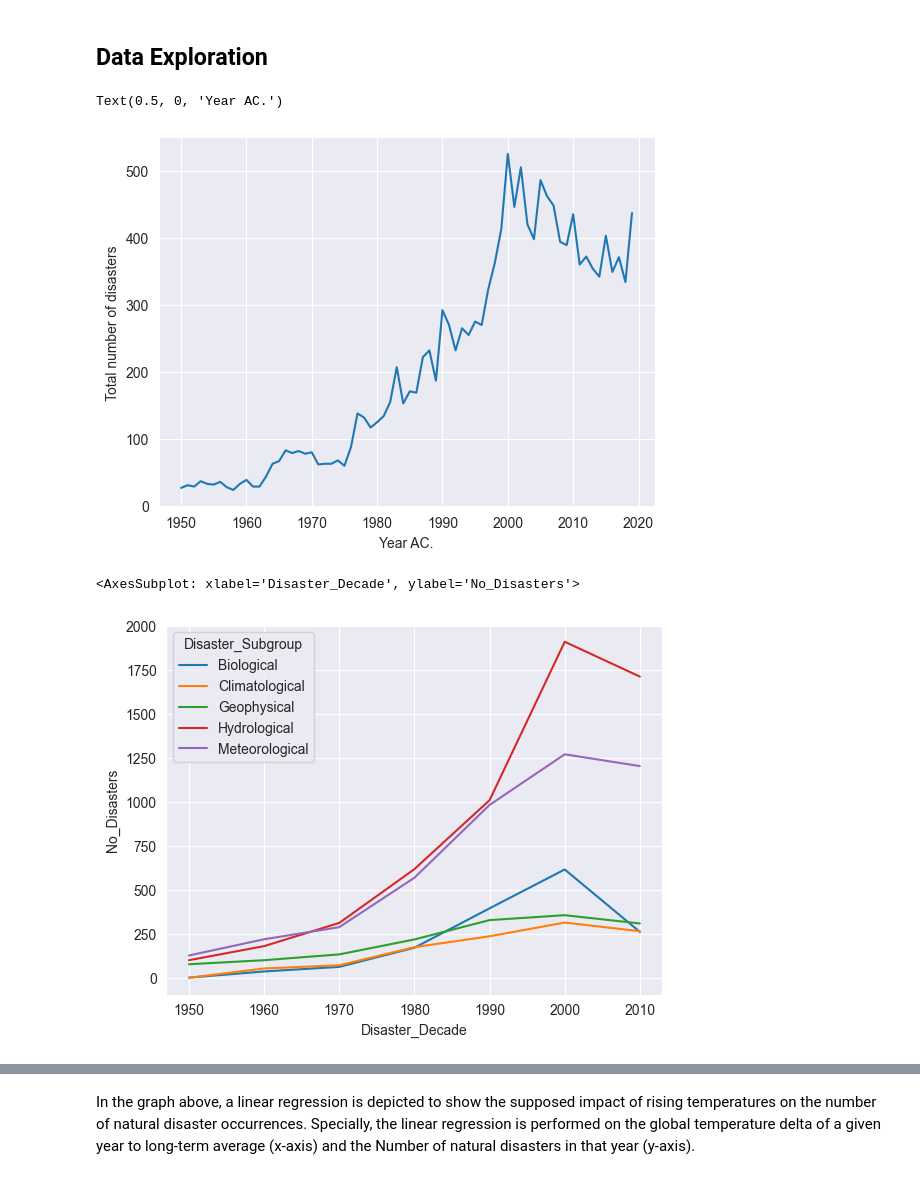
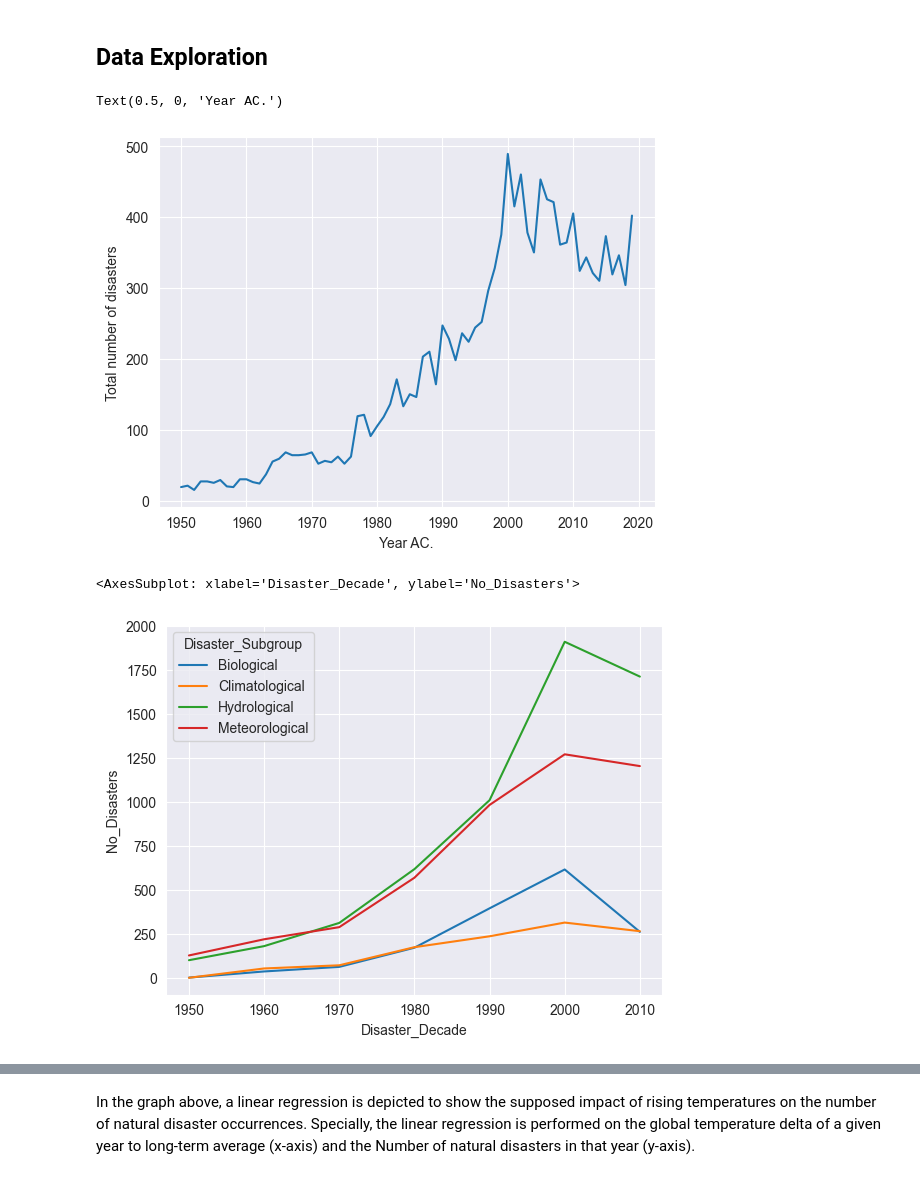
Before and after one commit to r-Files/DOPP, a Jupyter notebook: jupyter_notebooks/lab_question_c.ipynb, the cells around one changed output, grey strips where cells are left out. Saved outputs shown, nothing was run; the diff lists cells and outputs as text; code cells hidden in the pictures.

```diff
--- a/jupyter_notebooks/lab_question_c.ipynb
+++ b/jupyter_notebooks/lab_question_c.ipynb
@@ -62,5 +62,5 @@ Dumping Extra-terrestrial disasters can be assumed to be indifferent to climate
 # %%
-df = df[df["Disaster_Subgroup"] != "Extra-terrestrial"]
+df = df[(df["Disaster_Subgroup"] != "Extra-terrestrial") & (df["Disaster_Subgroup"] != "Geophysical")]
 # %% [markdown]
 ## Get Yearly Deaths
 # %% [markdown]
@@ -137,11 +136,14 @@ plt.ylabel("Total number of disasters")
 plt.xlabel("Year AC.")
 # %% [output]
 Text(0.5, 0, 'Year AC.')
-[figure, old version]
+[figure, new version]
 # %%
-sns.lineplot(data=get_yearly_disaster_count(groupby_base, index_cols=["Disaster_Decade","Disaster_Subgroup"]).reset_index(), x="Disaster_Decade",y="No_Disasters", hue="Disaster_Subgroup")
+sns.lineplot(data=get_yearly_disaster_count(groupby_base, index_cols=["Disaster_Decade","Disaster_Subgroup"]).reset_index(),
+             x="Disaster_Decade",
+             y="No_Disasters",
+             hue="Disaster_Subgroup")
 # %% [output]
 <AxesSubplot: xlabel='Disaster_Decade', ylabel='No_Disasters'>
-[figure, old version]
+[figure, new version]
 # %%
 # disaster_subgroup = disaster_classification["Disaster Sub-Group"]
```
Also changed, not shown: parts of 13 cells of this notebook.
